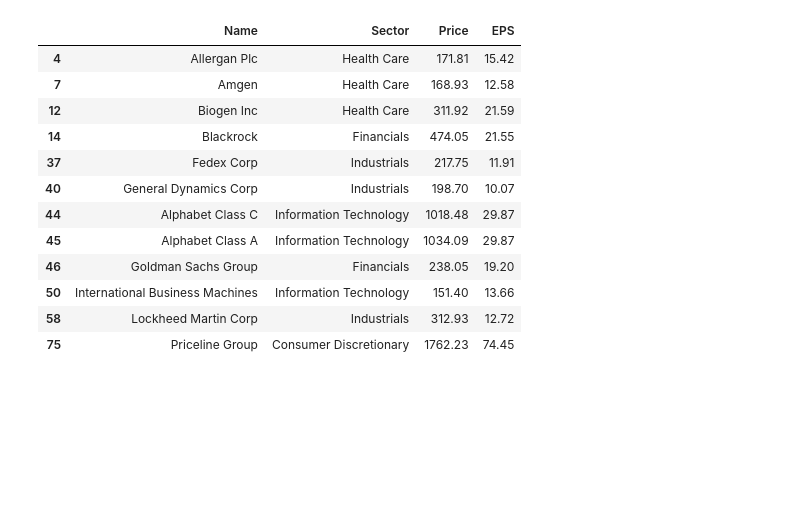
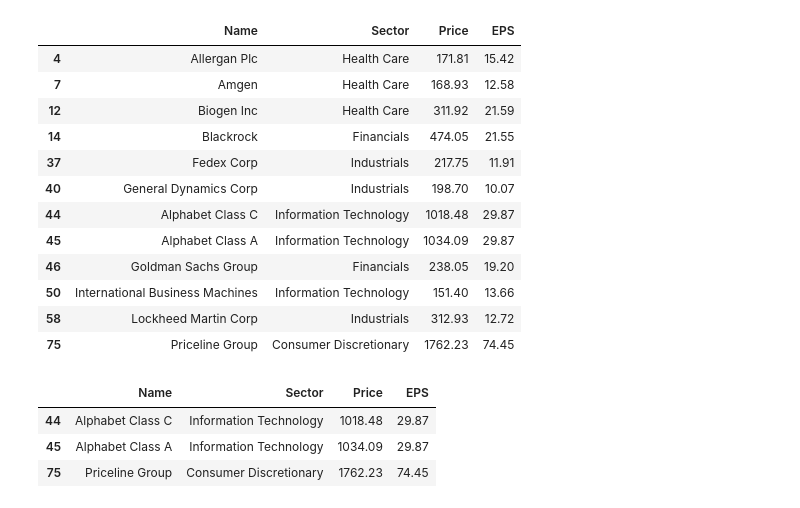
Before and after one commit to sunilsala88/batch34, a Jupyter notebook: 11_data analysis/pandas1.ipynb, the cells around one changed output. Saved outputs shown, nothing was run; the diff lists cells and outputs as text; code cells hidden in the pictures; blank space fills up the shorter version.

```diff
--- a/11_data analysis/pandas1.ipynb
+++ b/11_data analysis/pandas1.ipynb
@@ -219,3 +219,13 @@ df5[df5['EPS']>10]
 | 50 | International Business Machines | Information Technology | 151.40 | 13.66 |
 | 58 | Lockheed Martin Corp | Industrials | 312.93 | 12.72 |
 | 75 | Priceline Group | Consumer Discretionary | 1762.23 | 74.45 |
+# %%
+a=df5['Price']>1000
+a
+b=df5['EPS']>10
+df5[a & b]
+# %% [output]
+|  | Name | Sector | Price | EPS |
+| 44 | Alphabet Class C | Information Technology | 1018.48 | 29.87 |
+| 45 | Alphabet Class A | Information Technology | 1034.09 | 29.87 |
+| 75 | Priceline Group | Consumer Discretionary | 1762.23 | 74.45 |
```
Also changed, not shown: parts of 5 cells of this notebook.
